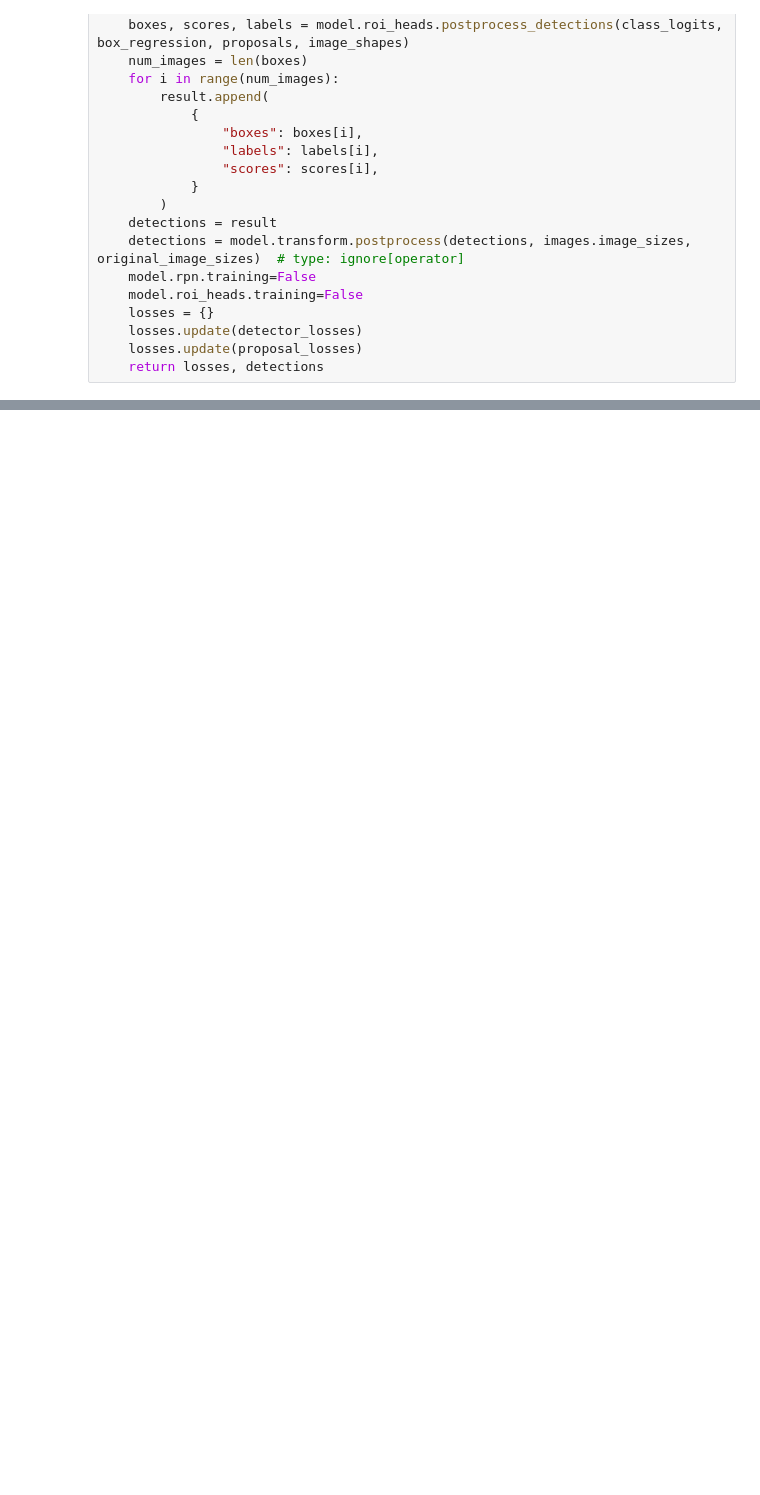
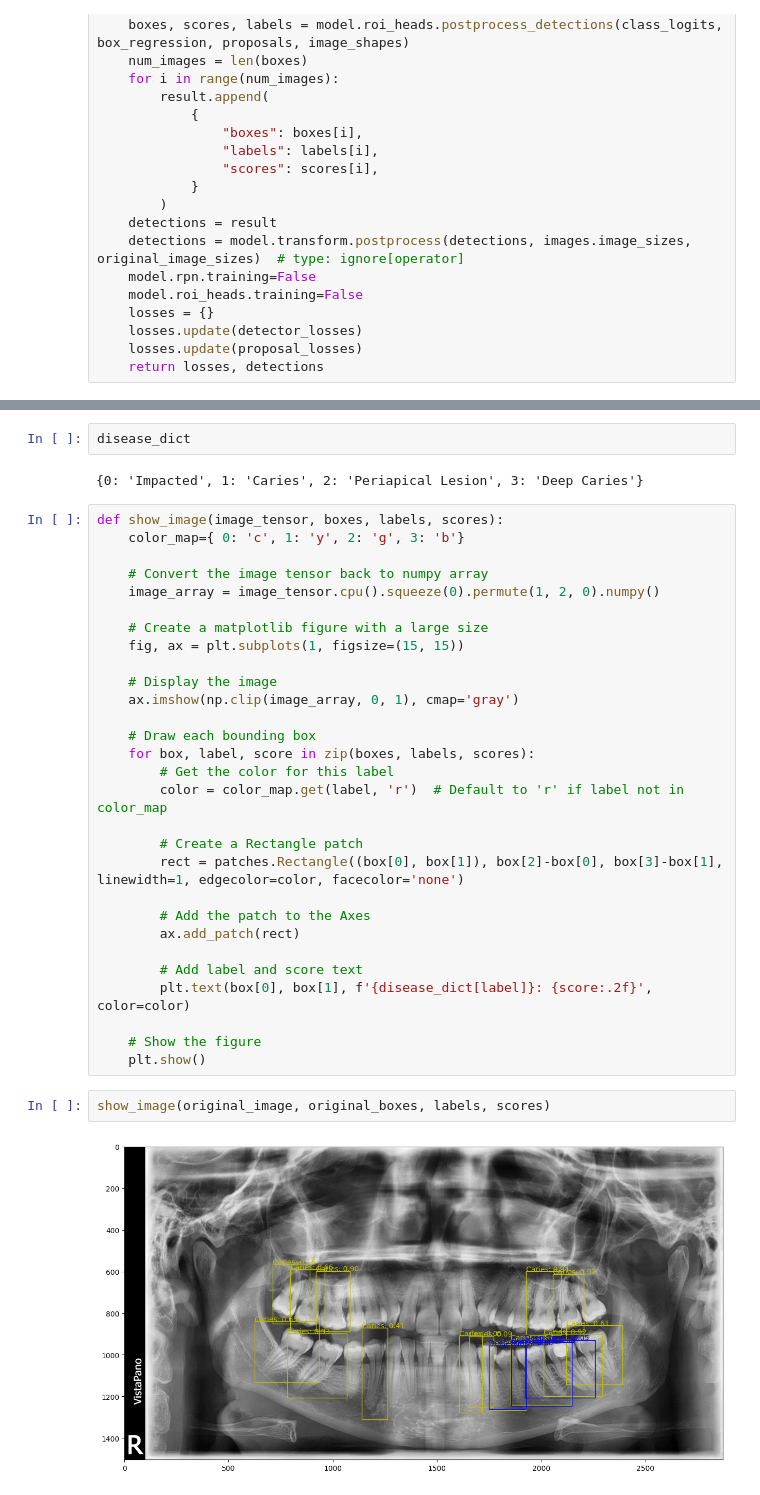
Before and after one commit to HSLU-Projects/MALDASC, a Jupyter notebook: 3_Train_FasterRCNN.ipynb, the cells around one changed output, grey strips where cells are left out. Drawn from its saved outputs; the diff is of its cells as text; blank space fills up the shorter version.

```diff
--- a/3_Train_FasterRCNN.ipynb
+++ b/3_Train_FasterRCNN.ipynb
@@ -397,2 +486,37 @@ plt.show()
-# %% [markdown]
-#
+# %%
+disease_dict
+# %% [output]
+{0: 'Impacted', 1: 'Caries', 2: 'Periapical Lesion', 3: 'Deep Caries'}
+# %%
+def show_image(image_tensor, boxes, labels, scores):
+    color_map={ 0: 'c', 1: 'y', 2: 'g', 3: 'b'}
+
+    # Convert the image tensor back to numpy array
+    image_array = image_tensor.cpu().squeeze(0).permute(1, 2, 0).numpy()
+
+    # Create a matplotlib figure with a large size
+    fig, ax = plt.subplots(1, figsize=(15, 15))
+
+    # Display the image
+    ax.imshow(np.clip(image_array, 0, 1), cmap='gray')
+
+    # Draw each bounding box
+    for box, label, score in zip(boxes, labels, scores):
+        # Get the color for this label
+        color = color_map.get(label, 'r')  # Default to 'r' if label not in color_map
+
+        # Create a Rectangle patch
+        rect = patches.Rectangle((box[0], box[1]), box[2]-box[0], box[3]-box[1], linewidth=1, edgecolor=color, facecolor='none')
+
+        # Add the patch to the Axes
+        ax.add_patch(rect)
+
+        # Add label and score text
+        plt.text(box[0], box[1], f'{disease_dict[label]}: {score:.2f}', color=color)
+
+    # Show the figure
+    plt.show()
+# %%
+show_image(original_image, original_boxes, labels, scores)
+# %% [output]
+[figure, added]
```
Also changed, not shown: parts of 23 cells of this notebook, 1 other file.
